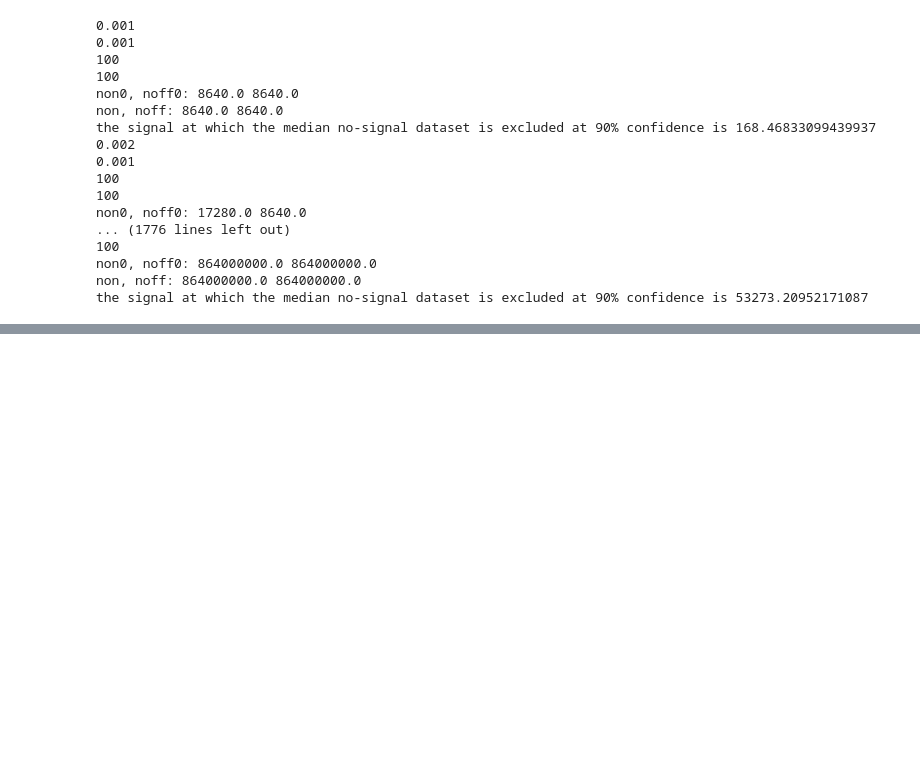
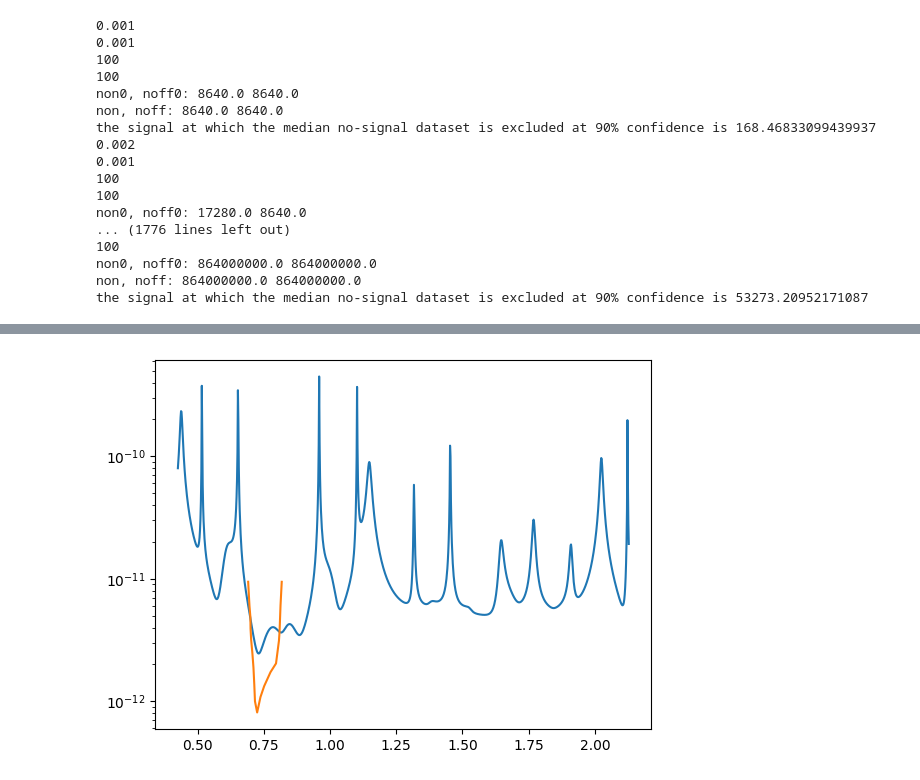
Before and after one commit to arneodoslab/haloscope, a Jupyter notebook: Analysis/exclusion-script-code/Playground and B1 Tester.ipynb, the cells around one changed output, grey strips where cells are left out. Saved outputs shown, nothing was run; the diff lists cells and outputs as text; code cells hidden in the pictures; blank space fills up the shorter version.

```diff
--- a/Analysis/exclusion-script-code/Playground and B1 Tester.ipynb
+++ b/Analysis/exclusion-script-code/Playground and B1 Tester.ipynb
@@ -148,0 +240,9 @@ plt.show()
+# %%
+kappalampost=np.loadtxt("reference-exclusion-curves/chiles22-lampost.csv",delimiter=',')[:,1]
+masslampost=np.loadtxt("reference-exclusion-curves/chiles22-lampost.csv",delimiter=',')[:,0]
+
+plt.plot(energy,kAnalytic)
+plt.plot(masslampost,kappalampost)
+plt.yscale('log')
+# %% [output]
+[figure, added]
```
Also changed, not shown: parts of 17 cells of this notebook, 37 other files.
